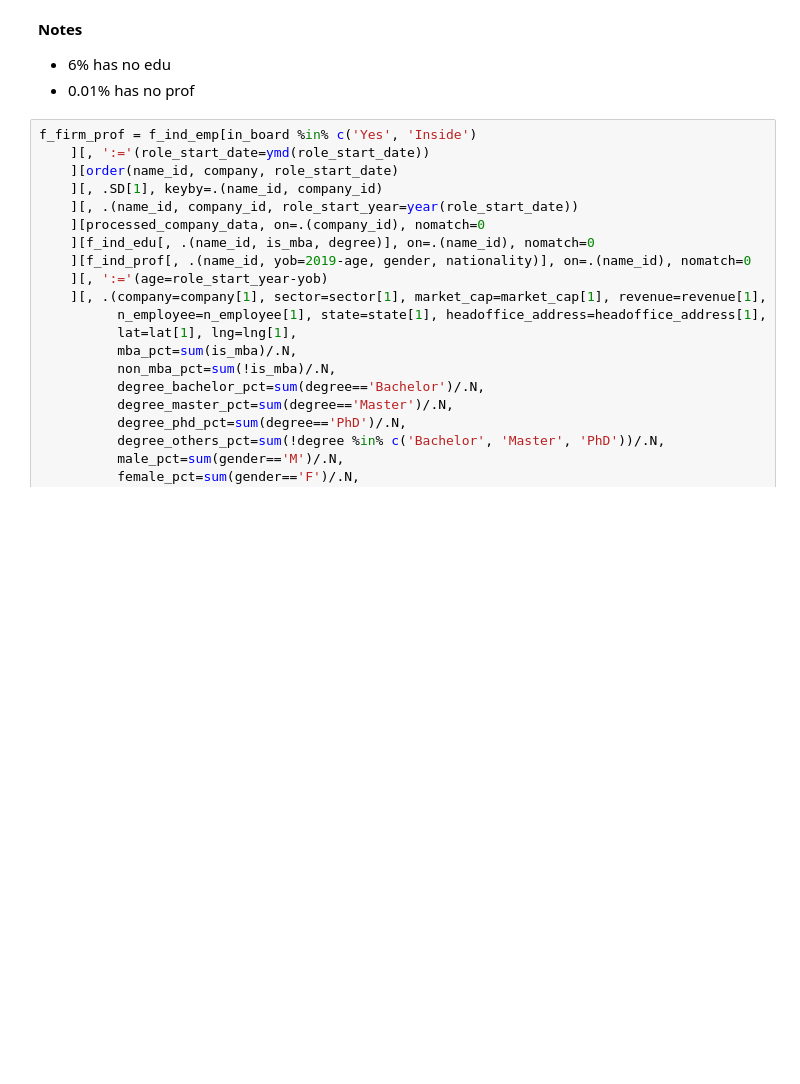
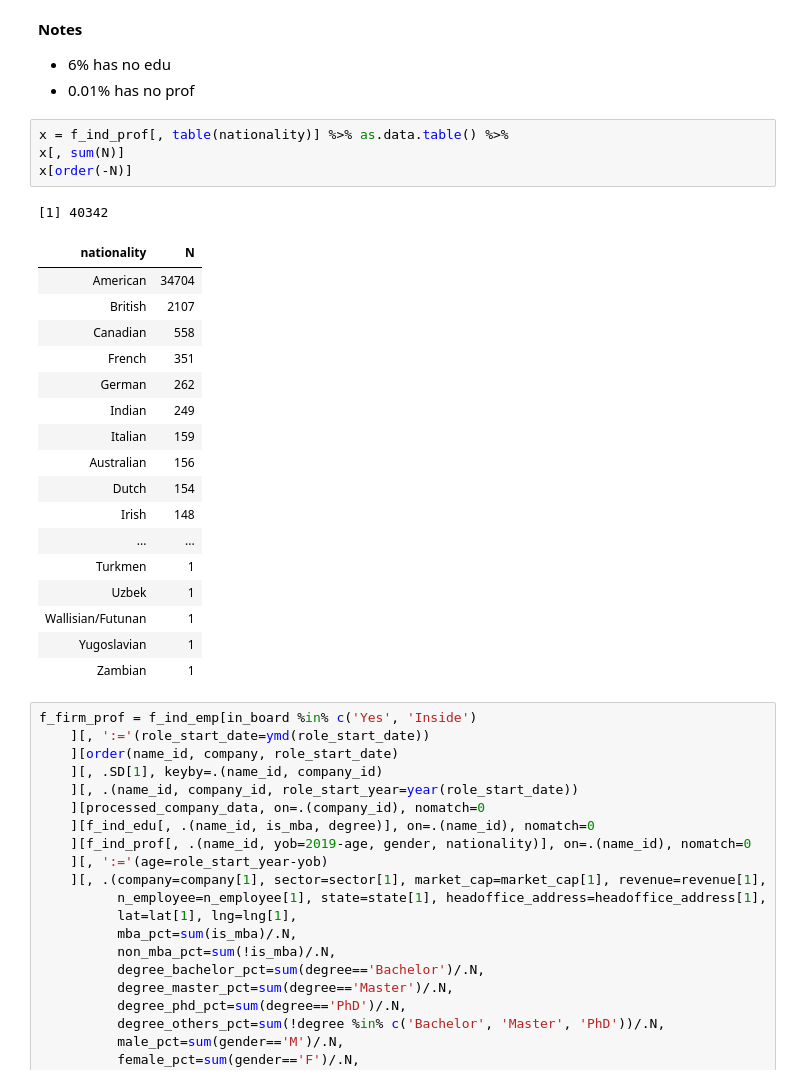
Before and after one commit to YuanyuanTong/CompanyLinks, a Jupyter notebook: data/firm-link.ipynb, the cells around one changed output. Drawn from its saved outputs; the diff is of its cells as text; blank space fills up the shorter version.

```diff
--- a/data/firm-link.ipynb
+++ b/data/firm-link.ipynb
@@ -421,6 +421,29 @@ processed_company_data = fread('processed_company_data.csv')
 **Notes**
 - 6% has no edu
 - 0.01% has no prof
+# %%
+x = f_ind_prof[, table(nationality)] %>% as.data.table() %>%
+x[, sum(N)]
+x[order(-N)]
+# %% [output]
+[1] 40342
+| nationality | N |
+| American | 34704 |
+| British | 2107 |
+| Canadian | 558 |
+| French | 351 |
+| German | 262 |
+| Indian | 249 |
+| Italian | 159 |
+| Australian | 156 |
+| Dutch | 154 |
+| Irish | 148 |
+| ... | ... |
+| Turkmen | 1 |
+| Uzbek | 1 |
+| Wallisian/Futunan | 1 |
+| Yugoslavian | 1 |
+| Zambian | 1 |
 # %%
 f_firm_prof = f_ind_emp[in_board %in% c('Yes', 'Inside')
     ][, ':='(role_start_date=ymd(role_start_date))
```
Also changed, not shown: parts of 2 cells of this notebook, 2 other files.
